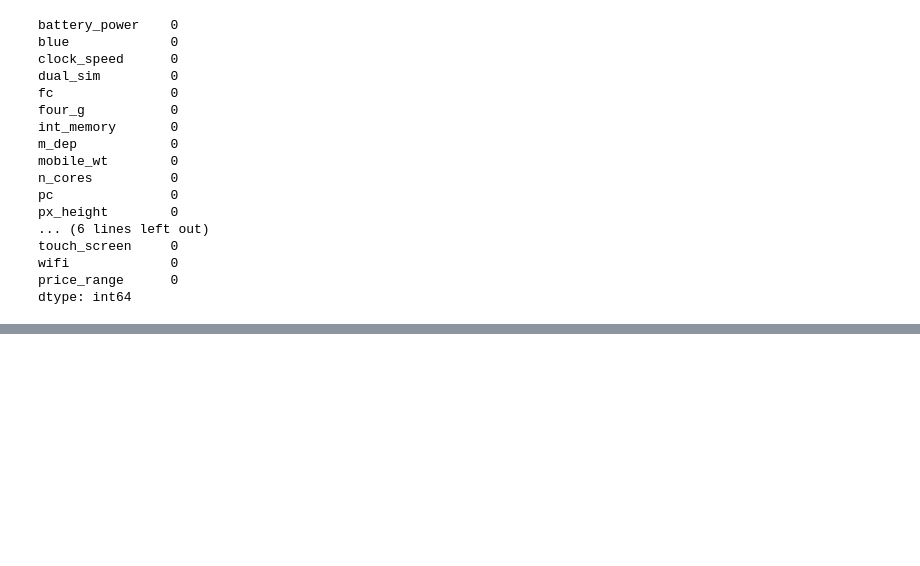
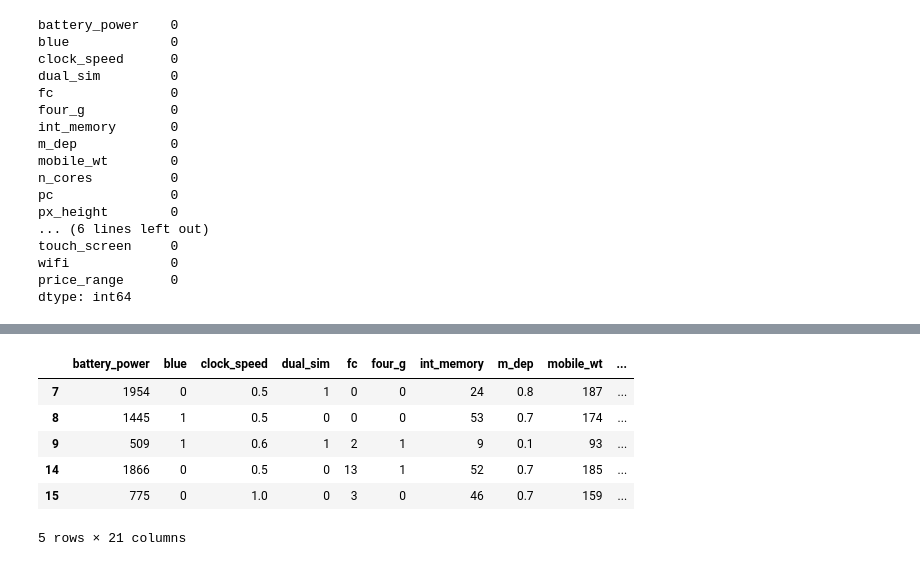
Before and after one commit to surajjorwar/Decision-Tree, a Jupyter notebook: Mobile_price_prediction_.ipynb, the cells around one changed output, grey strips where cells are left out. Saved outputs shown, nothing was run; the diff lists cells and outputs as text; code cells hidden in the pictures; blank space fills up the shorter version.

```diff
--- a/Mobile_price_prediction_.ipynb
+++ b/Mobile_price_prediction_.ipynb
@@ -188,0 +263,10 @@ dtype: int64
+# %%
+df.head()
+# %% [output]
+|  | battery_power | blue | clock_speed | dual_sim | fc | four_g | int_memory | m_dep | mobile_wt | ... |
+| 7 | 1954 | 0 | 0.5 | 1 | 0 | 0 | 24 | 0.8 | 187 | ... |
+| 8 | 1445 | 1 | 0.5 | 0 | 0 | 0 | 53 | 0.7 | 174 | ... |
+| 9 | 509 | 1 | 0.6 | 1 | 2 | 1 | 9 | 0.1 | 93 | ... |
+| 14 | 1866 | 0 | 0.5 | 0 | 13 | 1 | 52 | 0.7 | 185 | ... |
+| 15 | 775 | 0 | 1.0 | 0 | 3 | 0 | 46 | 0.7 | 159 | ... |
+5 rows × 21 columns
```
Also changed, not shown: parts of 31 cells of this notebook.
